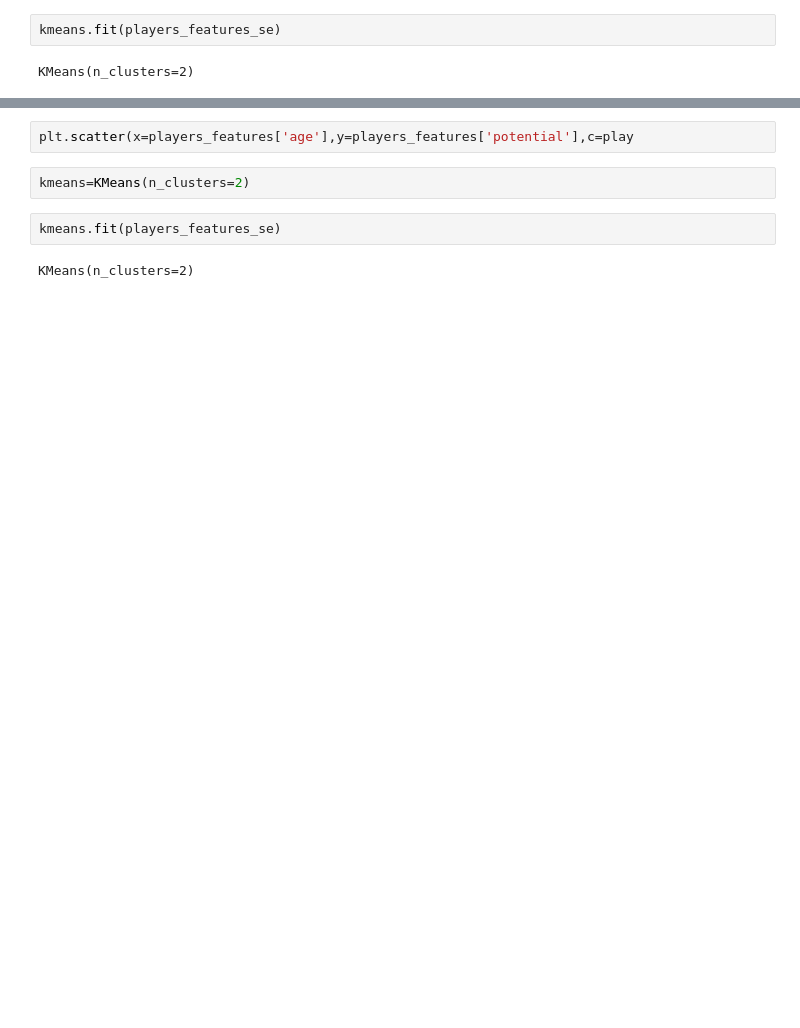
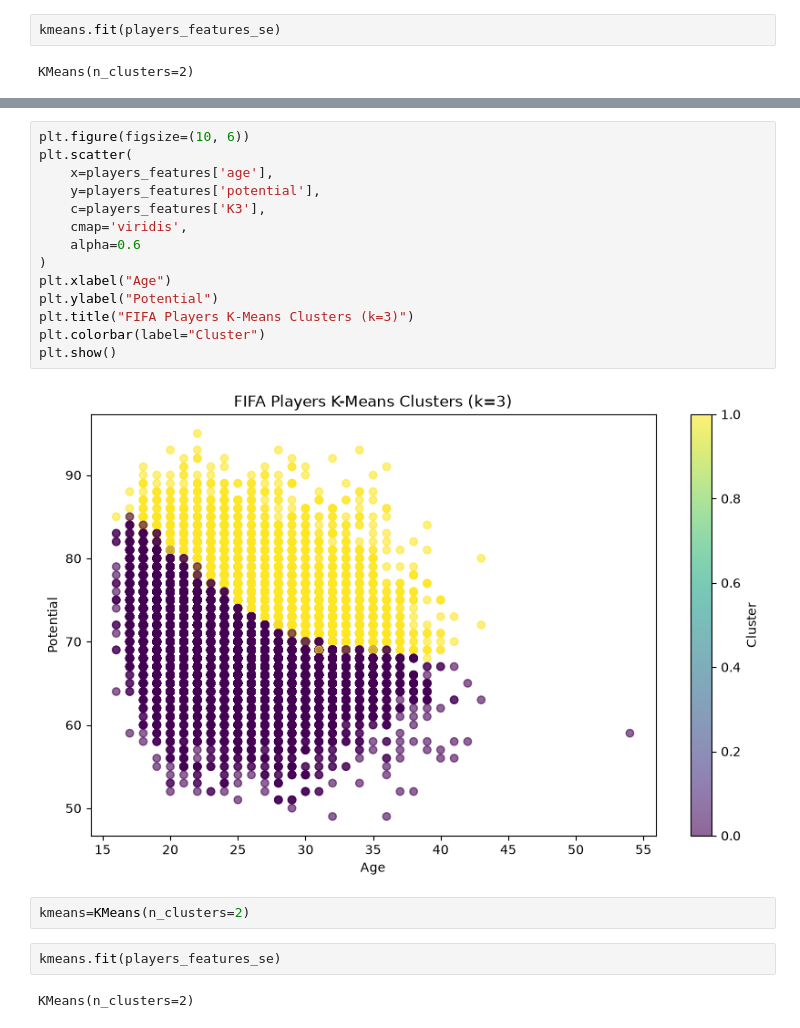
Before and after one commit to Irinejeba/Machiene-Learning, a Jupyter notebook: K Means Clustering.ipynb, the cells around one changed output, grey strips where cells are left out. Drawn from its saved outputs; the diff is of its cells as text; blank space fills up the shorter version.

```diff
--- a/K Means Clustering.ipynb
+++ b/K Means Clustering.ipynb
@@ -149,5 +152,19 @@ players_features
 # %%
-plt.scatter(x=players_features['age'],y=players_features['potential'],c=play
+plt.figure(figsize=(10, 6))
+plt.scatter(
+    x=players_features['age'],
+    y=players_features['potential'],
+    c=players_features['K3'],
+    cmap='viridis',
+    alpha=0.6
+)
+plt.xlabel("Age")
+plt.ylabel("Potential")
+plt.title("FIFA Players K-Means Clusters (k=3)")
+plt.colorbar(label="Cluster")
+plt.show()
+# %% [output]
+[figure, added]
 # %%
 kmeans=KMeans(n_clusters=2)
 # %%
```
Also changed, not shown: parts of 9 cells of this notebook.
